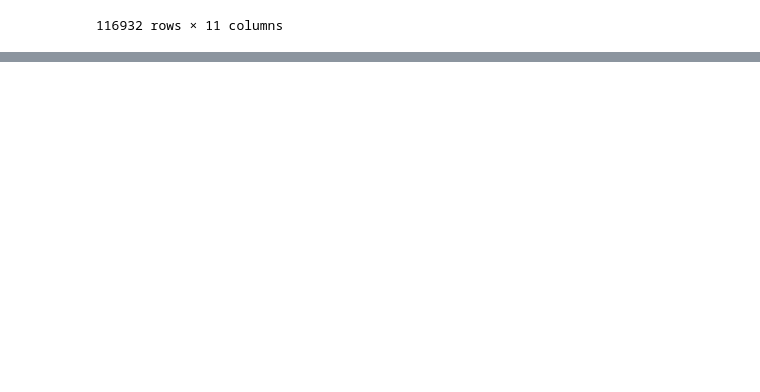
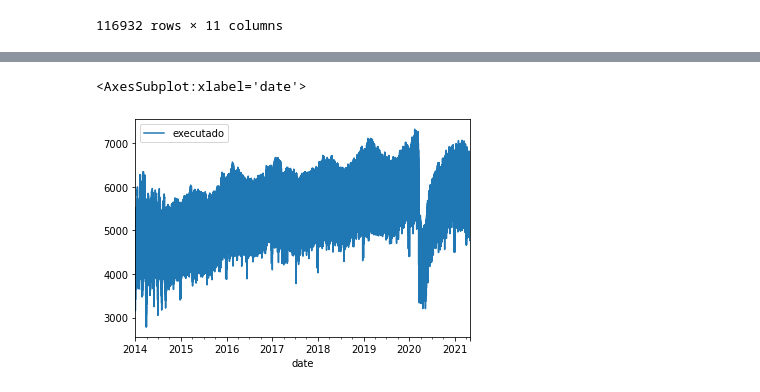
Before and after one commit to wmoreiraa/m5_case, a Jupyter notebook: notebooks/1.0_Clean_data.ipynb, the cells around one changed output, grey strips where cells are left out. Saved outputs shown, nothing was run; the diff lists cells and outputs as text; code cells hidden in the pictures; blank space fills up the shorter version.

```diff
--- a/notebooks/1.0_Clean_data.ipynb
+++ b/notebooks/1.0_Clean_data.ipynb
@@ -200,0 +226,4 @@ AttributeError: 'list' object has no attribute 'apply'
+# %%
+peru['date'] = pd.to_datetime(peru['date'], infer_datetime_format=True)
+peru.set_index('date',inplace = True)
+peru
@@ -200,0 +245,6 @@ AttributeError: 'list' object has no attribute 'apply'
+# %%
+# Filtrar a partir de 2014
+peru = peru.loc['2014':]
+# %% [output]
+<AxesSubplot:xlabel='date'>
+[figure, added]
```
Also changed, not shown: parts of 18 cells of this notebook, 7 other files.
